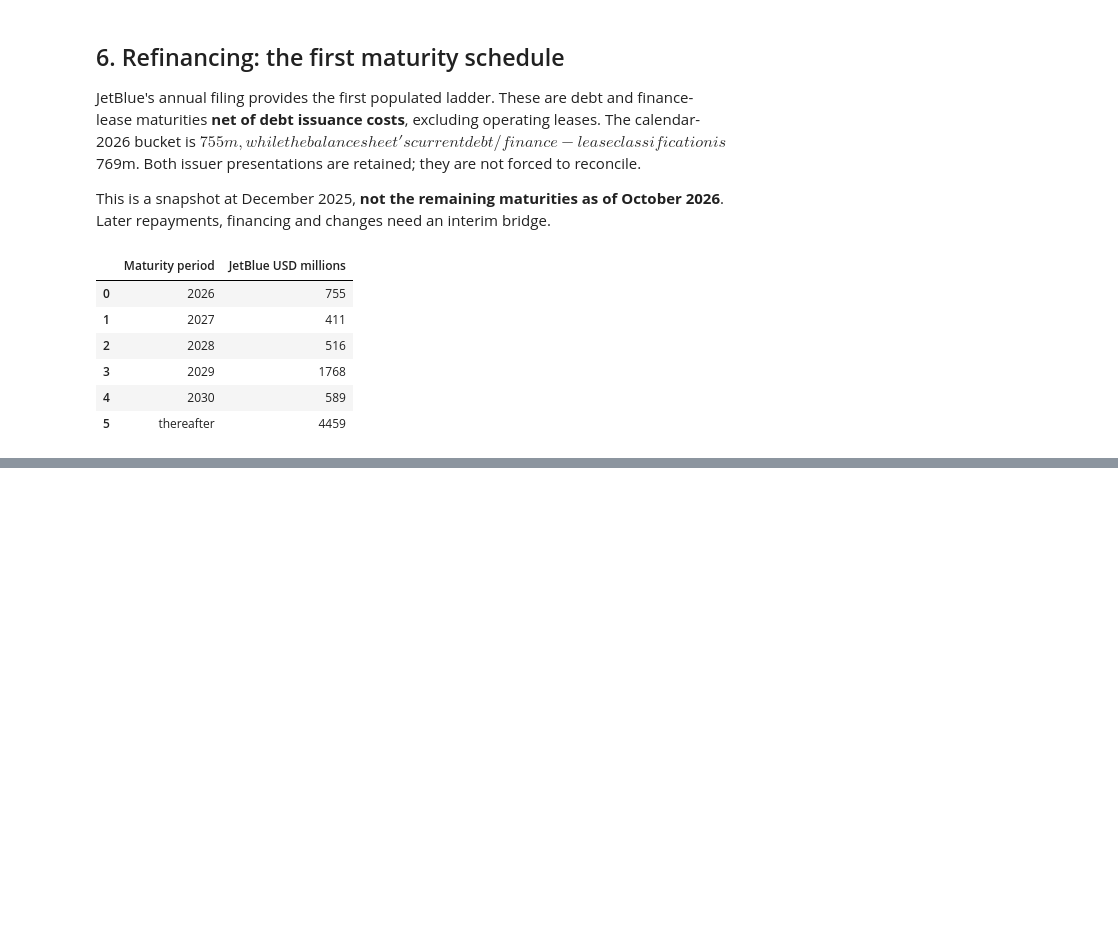
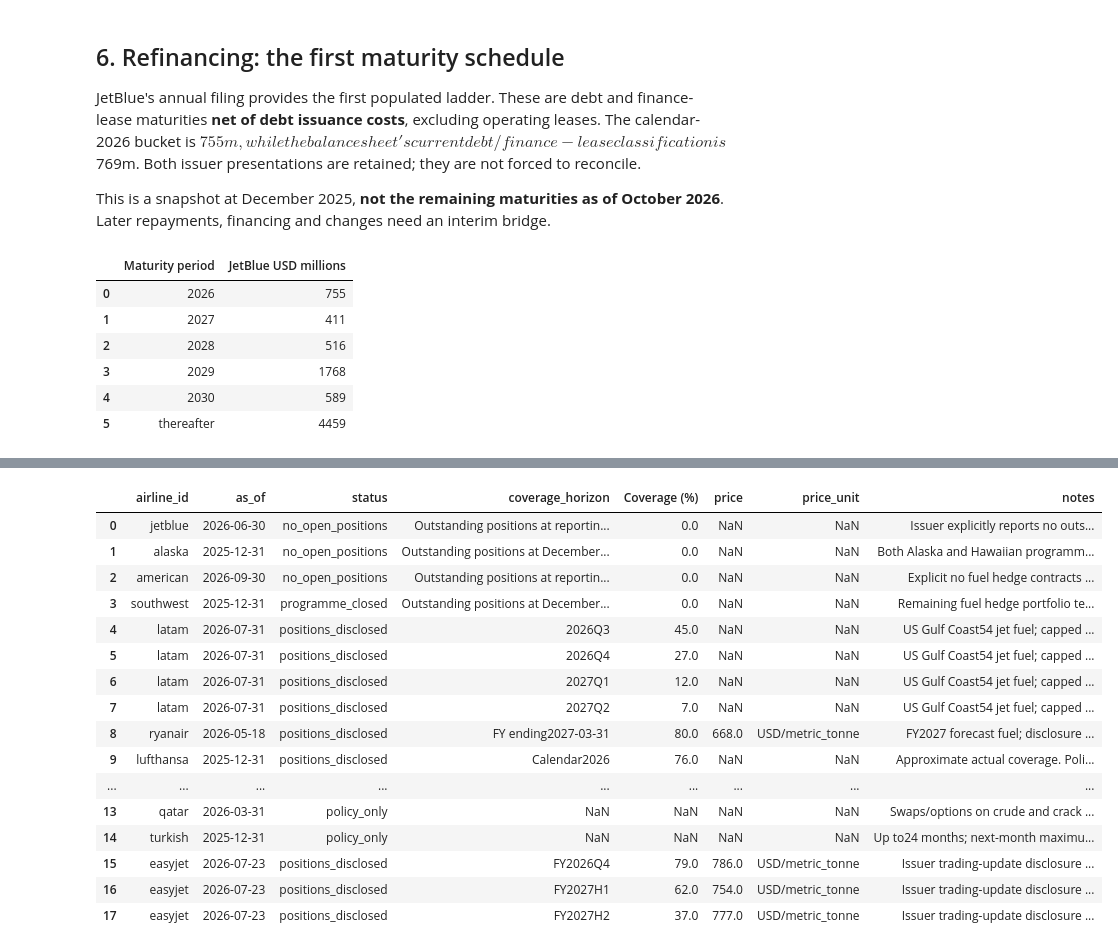
Before and after one commit to pg-robinson/Airline-Health-Risk, a Jupyter notebook: notebooks/airline_resilience.ipynb, the cells around one changed output, grey strips where cells are left out. Drawn from its saved outputs; the diff is of its cells as text; code cells hidden in the pictures; blank space fills up the shorter version.

Commit message:
Add dated interim evidence, debt schedules, fuel hedges and research readiness

```diff
--- a/notebooks/airline_resilience.ipynb
+++ b/notebooks/airline_resilience.ipynb
@@ -189,0 +195,8 @@ assert maturities["value"].sum() == 8498
+# %%
+from risk_reporting import load_evidence, snapshot_rows, ttm_rows, readiness_rows
+RISK = load_evidence()
+current = pd.DataFrame(snapshot_rows(DATA, RISK))
+display(current[["entity","period_end","currency","debt_and_lease_carrying_amount","equity","debt_to_equity","cash"]].rename(columns={"debt_and_lease_carrying_amount":"Debt and leases", "debt_to_equity":"Book debt/equity (x)"}).round(2))
+display(Markdown("**Dates are part of the finding:** JetBlue's June debt/lease ratio is **5.91×**, versus Alaska's September **2.13×**. These are book ratios, not debt-service or default measures. LATAM is withheld pending reconciliation."))
+trailing = pd.DataFrame(ttm_rows(DATA, RISK))
+display(trailing.pivot(index=["airline_id","period_end","currency"],columns="metric",values="value").round(2))
@@ -189,0 +249,24 @@ assert maturities["value"].sum() == 8498
+# %%
+hedges=pd.DataFrame(RISK["hedges"])
+# Select latest disclosure per group for display; retain every historic row in the database.
+latest=hedges[hedges.as_of.eq(hedges.groupby("airline_id").as_of.transform("max"))].copy()
+latest["Coverage (%)"]=latest.coverage_fraction*100
+display(latest[["airline_id","as_of","status","coverage_horizon","Coverage (%)","price","price_unit","notes"]].reset_index(drop=True))
+# %% [output]
+|  | airline_id | as_of | status | coverage_horizon | Coverage (%) | price | price_unit | notes |
+| 0 | jetblue | 2026-06-30 | no_open_positions | Outstanding positions at reportin... | 0.0 | NaN | NaN | Issuer explicitly reports no outs... |
+| 1 | alaska | 2025-12-31 | no_open_positions | Outstanding positions at December... | 0.0 | NaN | NaN | Both Alaska and Hawaiian programm... |
+| 2 | american | 2026-09-30 | no_open_positions | Outstanding positions at reportin... | 0.0 | NaN | NaN | Explicit no fuel hedge contracts ... |
+| 3 | southwest | 2025-12-31 | programme_closed | Outstanding positions at December... | 0.0 | NaN | NaN | Remaining fuel hedge portfolio te... |
+| 4 | latam | 2026-07-31 | positions_disclosed | 2026Q3 | 45.0 | NaN | NaN | US Gulf Coast54 jet fuel; capped ... |
+| 5 | latam | 2026-07-31 | positions_disclosed | 2026Q4 | 27.0 | NaN | NaN | US Gulf Coast54 jet fuel; capped ... |
+| 6 | latam | 2026-07-31 | positions_disclosed | 2027Q1 | 12.0 | NaN | NaN | US Gulf Coast54 jet fuel; capped ... |
+| 7 | latam | 2026-07-31 | positions_disclosed | 2027Q2 | 7.0 | NaN | NaN | US Gulf Coast54 jet fuel; capped ... |
+| 8 | ryanair | 2026-05-18 | positions_disclosed | FY ending2027-03-31 | 80.0 | 668.0 | USD/metric_tonne | FY2027 forecast fuel; disclosure ... |
+| 9 | lufthansa | 2025-12-31 | positions_disclosed | Calendar2026 | 76.0 | NaN | NaN | Approximate actual coverage. Poli... |
+| ... | ... | ... | ... | ... | ... | ... | ... | ... |
+| 13 | qatar | 2026-03-31 | policy_only | NaN | NaN | NaN | NaN | Swaps/options on crude and crack ... |
+| 14 | turkish | 2025-12-31 | policy_only | NaN | NaN | NaN | NaN | Up to24 months; next-month maximu... |
+| 15 | easyjet | 2026-07-23 | positions_disclosed | FY2026Q4 | 79.0 | 786.0 | USD/metric_tonne | Issuer trading-update disclosure ... |
+| 16 | easyjet | 2026-07-23 | positions_disclosed | FY2027H1 | 62.0 | 754.0 | USD/metric_tonne | Issuer trading-update disclosure ... |
+| 17 | easyjet | 2026-07-23 | positions_disclosed | FY2027H2 | 37.0 | 777.0 | USD/metric_tonne | Issuer trading-update disclosure ... |
```
Also changed, not shown: parts of 12 cells of this notebook, 23 other files.
